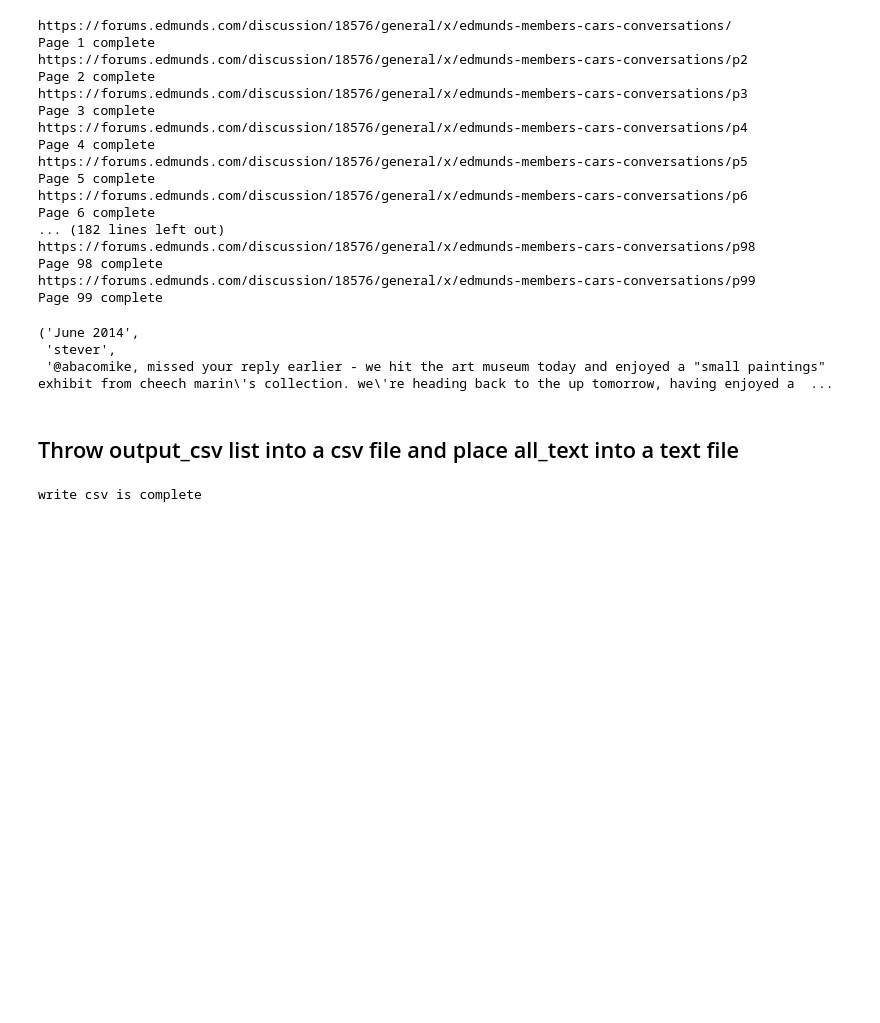
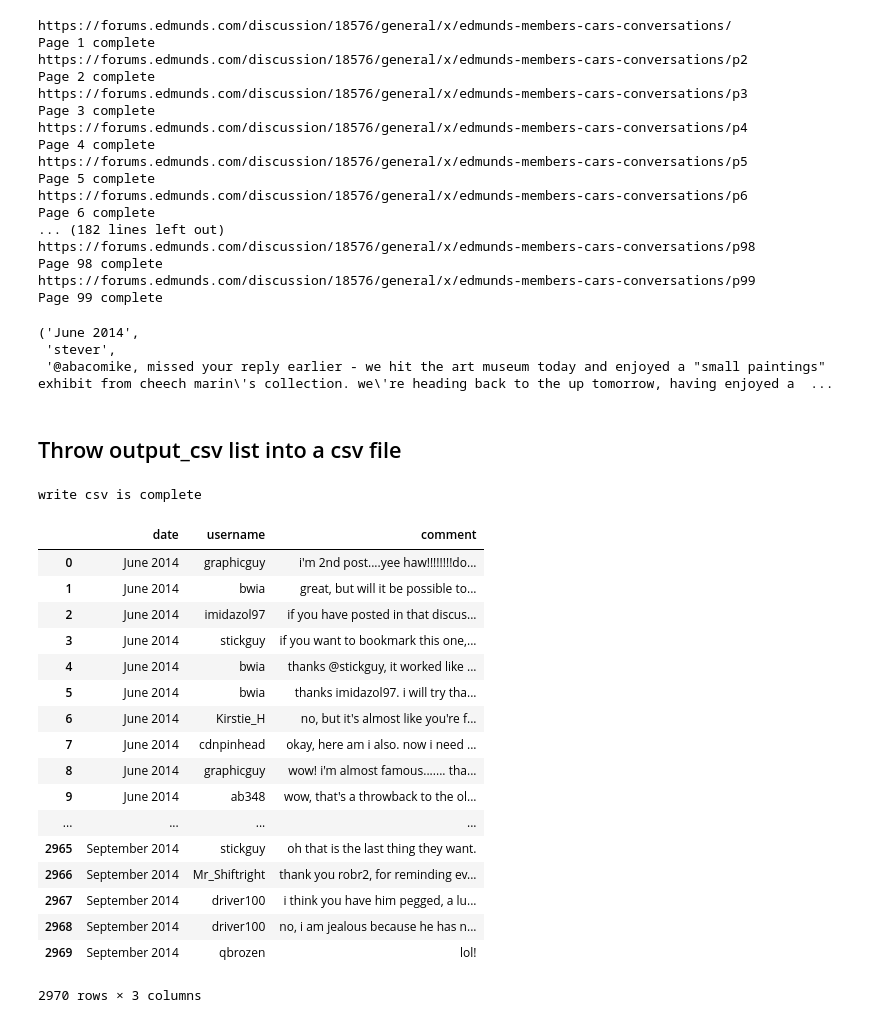
Before and after one commit to kwura/user-generated-content-analytics, a Jupyter notebook: car-forum/edmundsselenium.ipynb, the cells around one changed output. Cells and saved outputs as stored; diff of their text form; code cells hidden in the pictures; blank space fills up the shorter version.

Commit message:
Added pandas to illustrate csv file

```diff
--- a/car-forum/edmundsselenium.ipynb
+++ b/car-forum/edmundsselenium.ipynb
@@ -118,7 +118,7 @@ output_csv[65]
  'stever',
  '@abacomike, missed your reply earlier - we hit the art museum today and enjoyed a "small paintings" exhibit from cheech marin\'s collection. we\'re heading back to the up tomorrow, having enjoyed a  ...
 # %% [markdown]
-## Throw output_csv list into a csv file and place all_text into a text file
+## Throw output_csv list into a csv file
 # %%
 # output into csv file
 # throw this into a text file just in case
@@ -131,3 +131,26 @@ with open('seleniumfinalcomments.csv','w', encoding = 'utf-8', newline = '') as
 print('write csv is complete')
 # %% [output]
 write csv is complete
+# %%
+# sanity check
+import pandas as pd
+pd.read_csv('seleniumfinalcomments.csv')
+# %% [output]
+|  | date | username | comment |
+| 0 | June 2014 | graphicguy | i'm 2nd post....yee haw!!!!!!!!do... |
+| 1 | June 2014 | bwia | great, but will it be possible to... |
+| 2 | June 2014 | imidazol97 | if you have posted in that discus... |
+| 3 | June 2014 | stickguy | if you want to bookmark this one,... |
+| 4 | June 2014 | bwia | thanks @stickguy, it worked like ... |
+| 5 | June 2014 | bwia | thanks imidazol97. i will try tha... |
+| 6 | June 2014 | Kirstie_H | no, but it's almost like you're f... |
+| 7 | June 2014 | cdnpinhead | okay, here am i also. now i need ... |
+| 8 | June 2014 | graphicguy | wow! i'm almost famous....... tha... |
+| 9 | June 2014 | ab348 | wow, that's a throwback to the ol... |
+| ... | ... | ... | ... |
+| 2965 | September 2014 | stickguy | oh that is the last thing they want. |
+| 2966 | September 2014 | Mr_Shiftright | thank you robr2, for reminding ev... |
+| 2967 | September 2014 | driver100 | i think you have him pegged, a lu... |
+| 2968 | September 2014 | driver100 | no, i am jealous because he has n... |
+| 2969 | September 2014 | qbrozen | lol! |
+2970 rows × 3 columns
```
